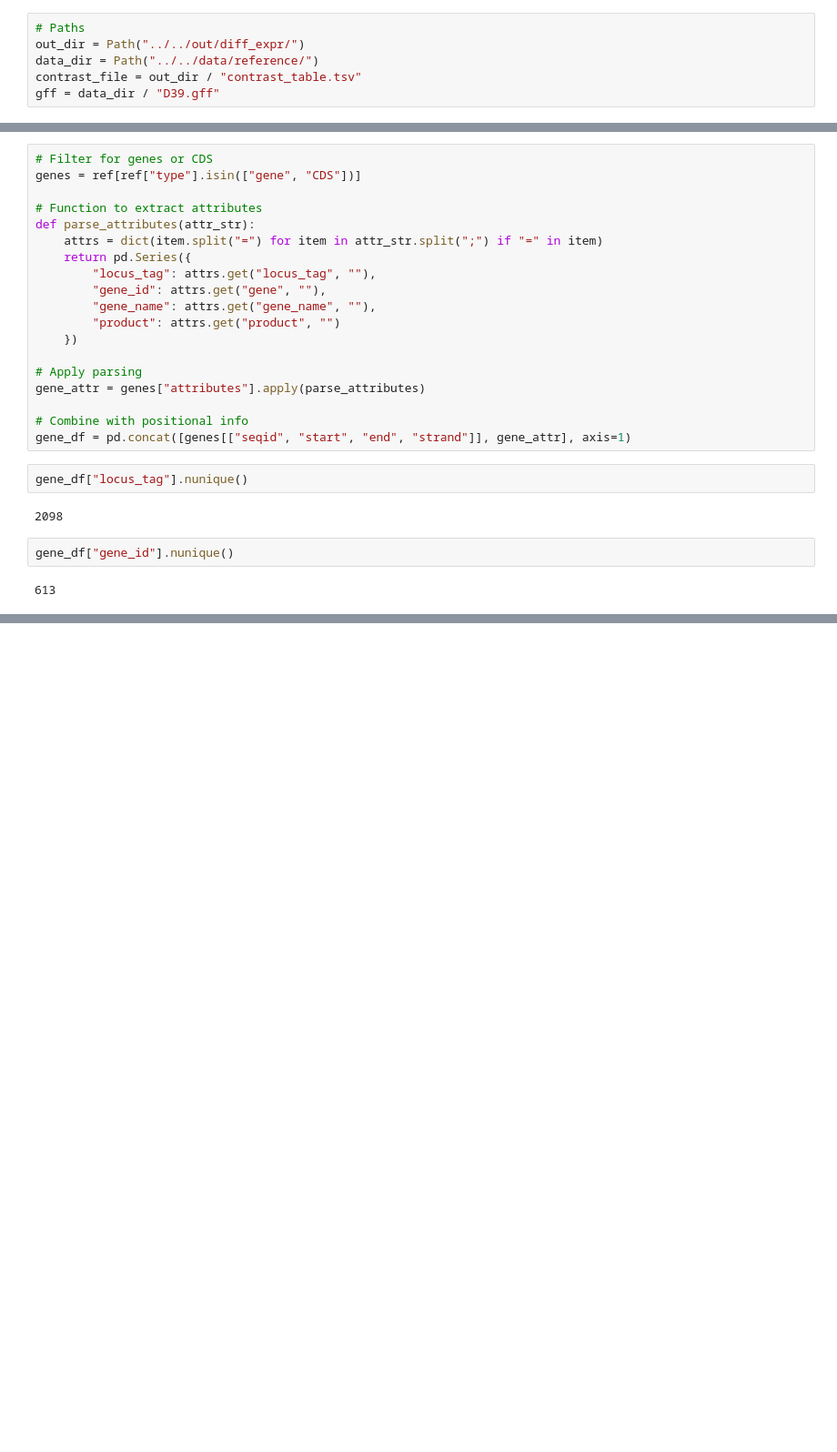
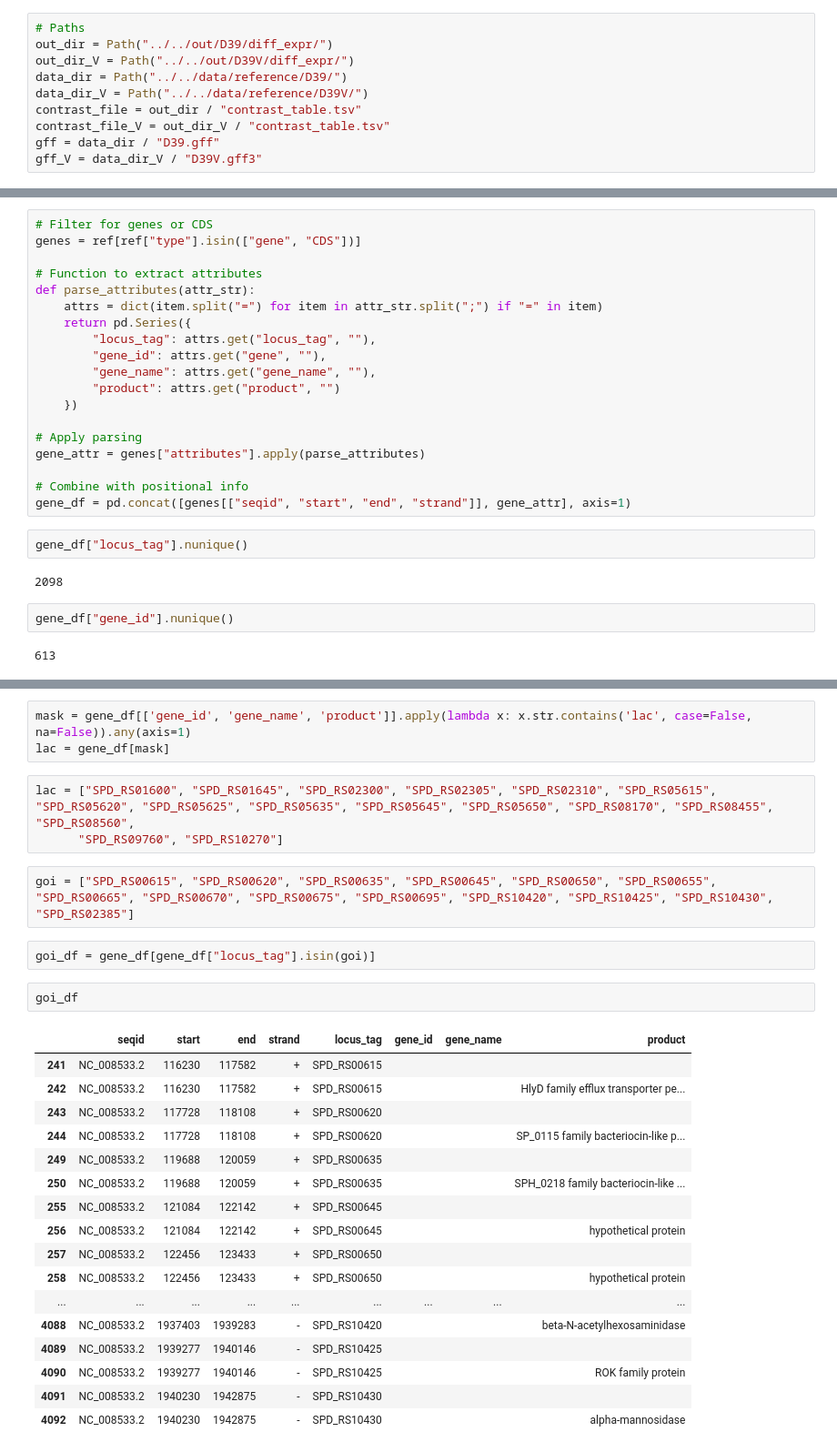
Before and after one commit to jburgaya/2026_transcriptomics_HMOs, a Jupyter notebook: workflow/jupyternotebooks/plot_annotated_diffexpr.ipynb, the cells around one changed output, grey strips where cells are left out. Shown at 91% size. Saved outputs shown, nothing was run; the diff lists cells and outputs as text; blank space fills up the shorter version.

```diff
--- a/workflow/jupyternotebooks/plot_annotated_diffexpr.ipynb
+++ b/workflow/jupyternotebooks/plot_annotated_diffexpr.ipynb
@@ -22,10 +24,14 @@ fc_thresh = 1
 p_thresh = 0.05
 # %%
 # Paths
-out_dir = Path("../../out/diff_expr/")
-data_dir = Path("../../data/reference/")
+out_dir = Path("../../out/D39/diff_expr/")
+out_dir_V = Path("../../out/D39V/diff_expr/")
+data_dir = Path("../../data/reference/D39/")
+data_dir_V = Path("../../data/reference/D39V/")
 contrast_file = out_dir / "contrast_table.tsv"
+contrast_file_V = out_dir_V / "contrast_table.tsv"
 gff = data_dir / "D39.gff"
+gff_V = data_dir_V / "D39V.gff3"
 # %%
 # Load data
 contrasts = pd.read_csv(contrast_file, sep="\t")
@@ -238,0 +314,30 @@ for file in out_dir.glob("DGE_*.tsv"):
+# %%
+mask = gene_df[['gene_id', 'gene_name', 'product']].apply(lambda x: x.str.contains('lac', case=False, na=False)).any(axis=1)
+lac = gene_df[mask]
+# %%
+lac = ["SPD_RS01600", "SPD_RS01645", "SPD_RS02300", "SPD_RS02305", "SPD_RS02310", "SPD_RS05615", "SPD_RS05620", "SPD_RS05625", "SPD_RS05635", "SPD_RS05645", "SPD_RS05650", "SPD_RS08170", "SPD_RS08455", "SPD_RS08560",
+      "SPD_RS09760", "SPD_RS10270"]
+# %%
+goi = ["SPD_RS00615", "SPD_RS00620", "SPD_RS00635", "SPD_RS00645", "SPD_RS00650", "SPD_RS00655", "SPD_RS00665", "SPD_RS00670", "SPD_RS00675", "SPD_RS00695", "SPD_RS10420", "SPD_RS10425", "SPD_RS10430", "SPD_RS02385"]
+# %%
+goi_df = gene_df[gene_df["locus_tag"].isin(goi)]
+# %%
+goi_df
+# %% [output]
+|  | seqid | start | end | strand | locus_tag | gene_id | gene_name | product |
+| 241 | NC_008533.2 | 116230 | 117582 | + | SPD_RS00615 |  |  |  |
+| 242 | NC_008533.2 | 116230 | 117582 | + | SPD_RS00615 |  |  | HlyD family efflux transporter pe... |
+| 243 | NC_008533.2 | 117728 | 118108 | + | SPD_RS00620 |  |  |  |
+| 244 | NC_008533.2 | 117728 | 118108 | + | SPD_RS00620 |  |  | SP_0115 family bacteriocin-like p... |
+| 249 | NC_008533.2 | 119688 | 120059 | + | SPD_RS00635 |  |  |  |
+| 250 | NC_008533.2 | 119688 | 120059 | + | SPD_RS00635 |  |  | SPH_0218 family bacteriocin-like ... |
+| 255 | NC_008533.2 | 121084 | 122142 | + | SPD_RS00645 |  |  |  |
+| 256 | NC_008533.2 | 121084 | 122142 | + | SPD_RS00645 |  |  | hypothetical protein |
+| 257 | NC_008533.2 | 122456 | 123433 | + | SPD_RS00650 |  |  |  |
+| 258 | NC_008533.2 | 122456 | 123433 | + | SPD_RS00650 |  |  | hypothetical protein |
+| ... | ... | ... | ... | ... | ... | ... | ... | ... |
+| 4088 | NC_008533.2 | 1937403 | 1939283 | - | SPD_RS10420 |  |  | beta-N-acetylhexosaminidase |
+| 4089 | NC_008533.2 | 1939277 | 1940146 | - | SPD_RS10425 |  |  |  |
+| 4090 | NC_008533.2 | 1939277 | 1940146 | - | SPD_RS10425 |  |  | ROK family protein |
+| 4091 | NC_008533.2 | 1940230 | 1942875 | - | SPD_RS10430 |  |  |  |
+| 4092 | NC_008533.2 | 1940230 | 1942875 | - | SPD_RS10430 |  |  | alpha-mannosidase |
```
Also changed, not shown: parts of 16 cells of this notebook, 1 other file.
